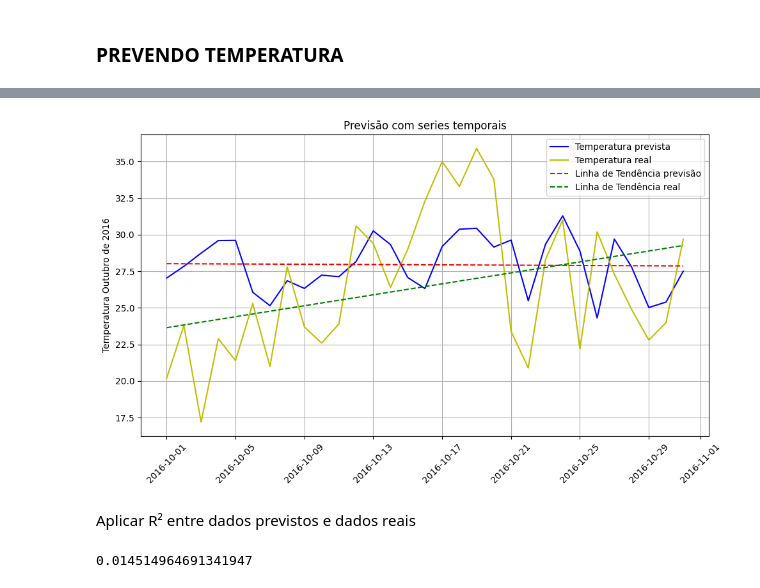
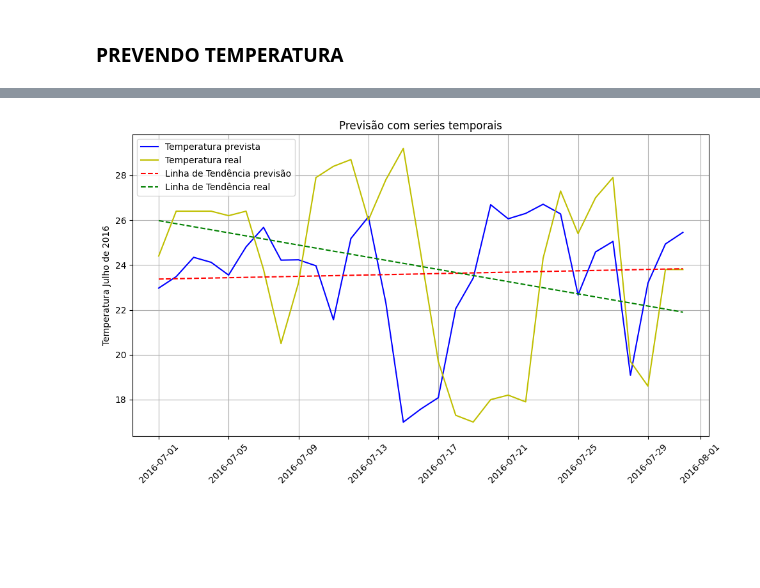
Before and after one commit to gussfer/A3-series-temporais, a Jupyter notebook: files/arima_series_temporais.ipynb, the cells around one changed output, grey strips where cells are left out. Cells and saved outputs as stored; diff of their text form; code cells hidden in the pictures; blank space fills up the shorter version.

```diff
--- a/files/arima_series_temporais.ipynb
+++ b/files/arima_series_temporais.ipynb
@@ -104,6 +97,9 @@ memory usage: 1.7+ MB
 # %%
-# Filtrando as linhas correspondentes ao mês alvo
-df = dados[(dados['Data_Medicao'].dt.month == 10) & (dados['Data_Medicao'].dt.year >= 2000 ) & (dados['Data_Medicao'].dt.year <= 2015)]
+## Determinamos que seriam utilizadas series temporaris de 2010 a 2015.
+# Como resultado final, esperamos criar um modelo capaz de prever temperaturas máxima, média e mínima para 2016.
+
+# Criando dataframe com mês e anos alvo
+df = dados[(dados['Data_Medicao'].dt.month == 7) & (dados['Data_Medicao'].dt.year >= 2010 ) & (dados['Data_Medicao'].dt.year <= 2015)]
 df.tail()
 # %% [output]
 |  | Data Medicao | PRECIPITACAO TOTAL, DIARIO(mm) | TEMPERATURA MAXIMA, DIARIA(°C) | TEMPERATURA MEDIA COMPENSADA, DIA... | TEMPERATURA MINIMA, DIARIA(°C) | ... |
@@ -216,8 +233,8 @@ pacf = plot_pacf(df['TEMP_MAX'], lags = 20)
 # %%
-# treinando modelo ARIMA
+# treinando modelo ARMA
 import statsmodels.api as sm
 from statsmodels.stats.diagnostic import acorr_ljungbox
 # Modelo Arima
-model = sm.tsa.arima.ARIMA(df['TEMP_MAX'], order=(2,0,1))
+model = sm.tsa.arima.ARIMA(df['TEMP_MAX'], order=(2,0,4))
 
 results_AR = model.fit() #ajustando o modelo
@@ -279,6 +276,6 @@ Name: predicted_mean, dtype: float64
 # %%
 # Criando a coluna "data" com valores a partir de "01/07/2016"
 df_max = df_max.iloc[:31] # retornando os primeiros 31 resultados do predict()
-df_max['data'] = pd.date_range(start='2016-10-01', periods=31, freq='D')
+df_max['data'] = pd.date_range(start='2016-07-01', periods=31, freq='D')
 df_max.head()
 # %% [output]
@@ -296,6 +288,6 @@ See the caveats in the documentation: https://pandas.pydata.org/pandas-docs/stab
 # %%
 # Filtrando as linhas correspondentes ao mês de julho e ano de 2016 do dataset original
-df_max_2 = dados.loc[(dados['Data_Medicao'].dt.month == 10) & (dados['Data_Medicao'].dt.year == 2016), ['Data_Medicao', 'TEMP_MAX']]
+df_max_2 = dados.loc[(dados['Data_Medicao'].dt.month == 7) & (dados['Data_Medicao'].dt.year == 2016), ['Data_Medicao', 'TEMP_MAX']]
 df_max_2.head()
 # %% [output]
 |  | Data_Medicao | TEMP_MAX |
@@ -347,46 +339,32 @@ trend_line_02 = np.poly1d(coefficientes)
 
 # Plotar a série temporal previsão
 plt.plot(df_max['data'], df_max['predicted_mean'], label='Temperatura prevista', color='b')
 
 # Plotar a série temporal real
 plt.plot(df_max_2['Data_Medicao'], df_max_2['TEMP_MAX'], label='Temperatura real', color='y')
 
 # Plotar a linha de tendência previsão
 plt.plot(df_max['data'], trend_line(x), label='Linha de Tendência previsão', color='r', linestyle='--')
 
 # Plotar a linha de tendência real
 plt.plot(df_max_2['Data_Medicao'], trend_line_02(a), label='Linha de Tendência real', color='g', linestyle='--')
 
 
 # Configurar rótulos e título
-plt.ylabel('Temperatura Outubro de 2016')
+plt.ylabel('Temperatura Julho de 2016')
 plt.title('Previsão com series temporais')
 
 
 
 # Mostrar a legenda
 plt.legend()
 
 # Rotacionar os rótulos do eixo x para melhor legibilidade
 plt.xticks(rotation=45)
 
 # Exibir o gráfico
 plt.grid(True)
 plt.tight_layout()
 plt.show()
 # %% [output]
-[figure, old version]
+[figure, new version]
-# %% [markdown]
-Aplicar R² entre dados previstos e dados reais
-# %%
-# analisando os dados reais e previsão com o r-quadrado
-from sklearn.metrics import r2_score
-
-temp_prev = results_AR.predict()
-temp_real = dados.TEMP_MAX[(dados['Data_Medicao'].dt.month == 10) & (dados['Data_Medicao'].dt.year == 2016)]
-temp_prev = temp_prev[:len(temp_real)]
-r_2 = r2_score(temp_real, temp_prev)
-
-print(r_2)
-# %% [output]
-0.014514964691341947
```
Also changed, not shown: parts of 30 cells of this notebook, 1 other file.
